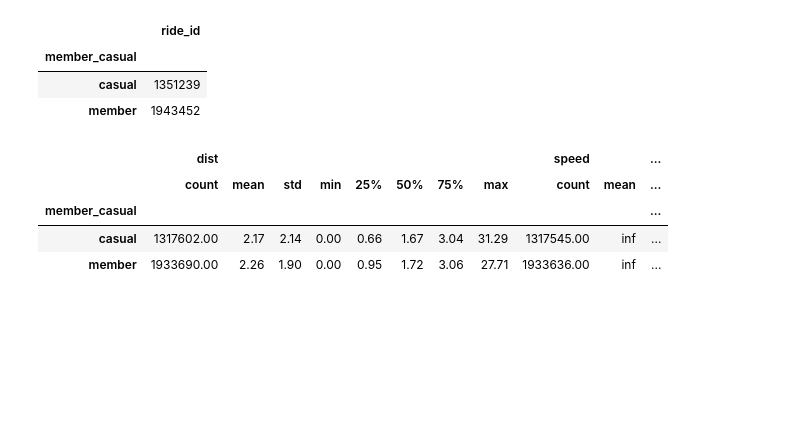
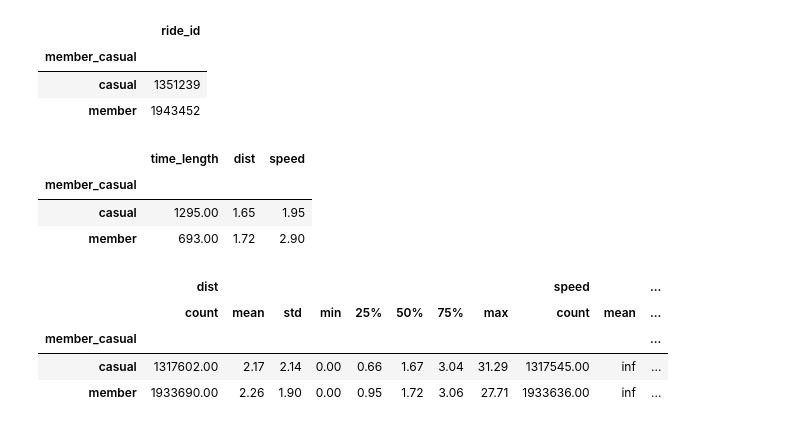
Before and after one commit to arcadianlyric/Google_data_analytics_Bike_share_growth_hacking, a Jupyter notebook: capstone_project/bike_share/src/bike_share_analysis.ipynb, the cells around one changed output. Cells and saved outputs as stored; diff of their text form; code cells hidden in the pictures; blank space fills up the shorter version.

```diff
--- a/capstone_project/bike_share/src/bike_share_analysis.ipynb
+++ b/capstone_project/bike_share/src/bike_share_analysis.ipynb
@@ -152,6 +152,13 @@ df['weekday'] = df['started_at'].dt.dayofweek
 df['weekofyear'] = df['started_at'].dt.weekofyear
 # %%
 df2 = df[df['time_length'].between(0,9569)]
+# %%
+df.iloc[:, 12:17].groupby('member_casual').median()
+# %% [output]
+|  | time_length | dist | speed |
+| member_casual |  |  |  |
+| casual | 1295.00 | 1.65 | 1.95 |
+| member | 693.00 | 1.72 | 2.90 |
 # %%
 df2.iloc[:, 12:17].groupby('member_casual').describe()
 # %% [output]
```
